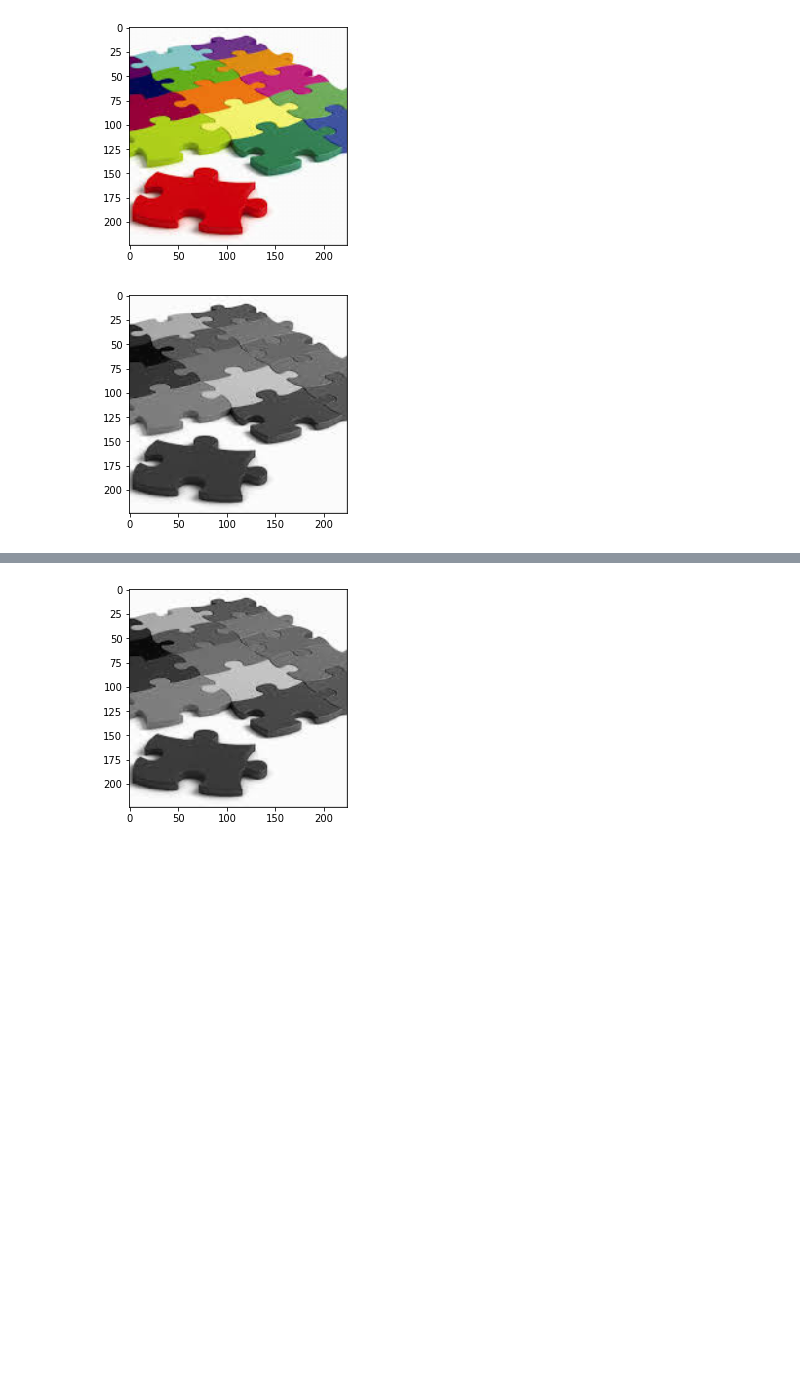
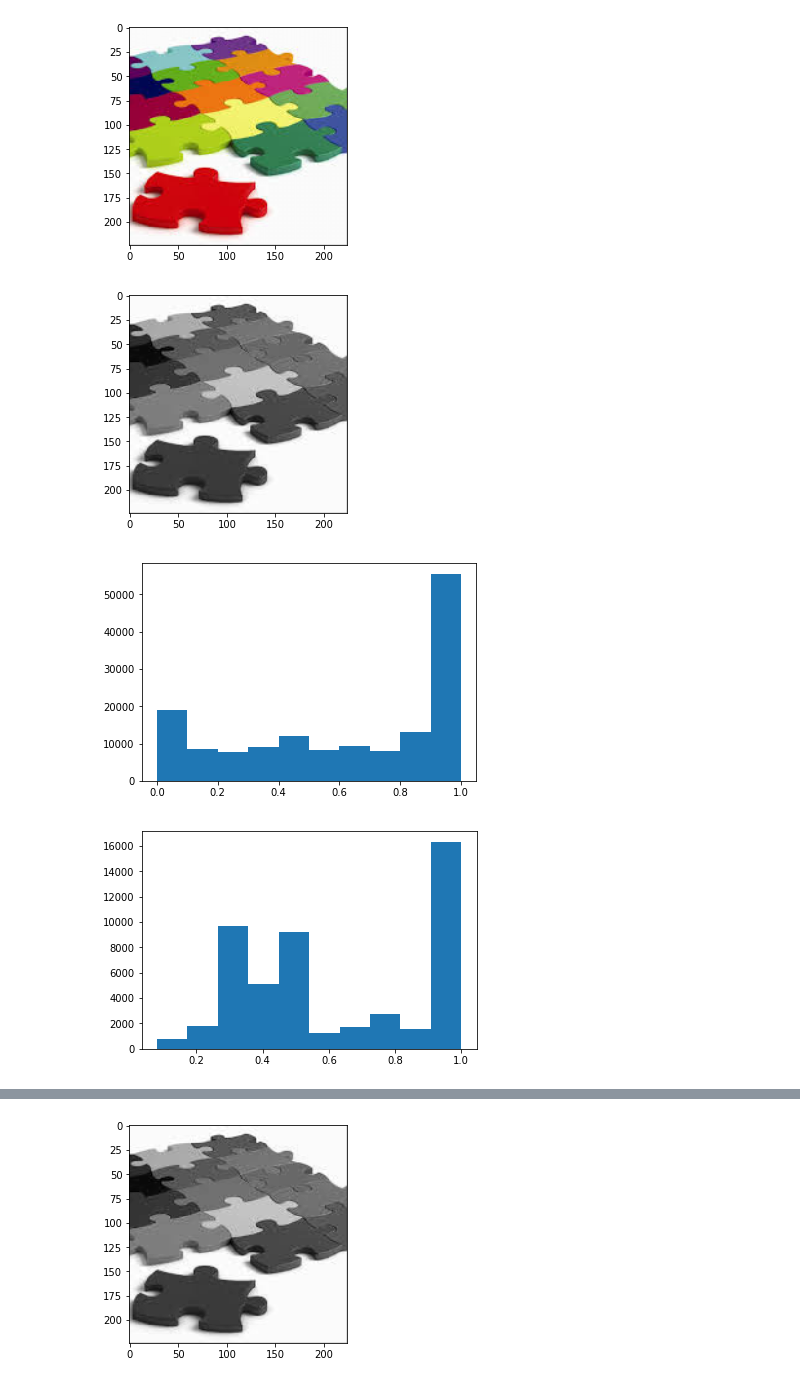
Before and after one commit to jwde/lungcancerDL, a Jupyter notebook: vgg_feature_extraction.ipynb, the cells around one changed output, grey strips where cells are left out. Drawn from its saved outputs; the diff is of its cells as text; code cells hidden in the pictures; blank space fills up the shorter version.

```diff
--- a/vgg_feature_extraction.ipynb
+++ b/vgg_feature_extraction.ipynb
@@ -110,9 +128,15 @@ show(puzzle)
 # %%
 def make_bw(img):
     return np.mean(img, axis=2)
 show(make_bw(puzzle))
+plt.hist(puzzle.flatten())
+plt.show()
+plt.hist(make_bw(puzzle).flatten())
+plt.show()
 # %% [output]
 [figure]
+[figure, added]
+[figure, added]
 # %%
 puzzle_bw, tiger_bw = make_bw(puzzle), make_bw(tiger)
 batch1 = puzzle_bw.reshape((1, 224, 224, 1))
```
Also changed, not shown: parts of 5 cells of this notebook, 1 other file.
